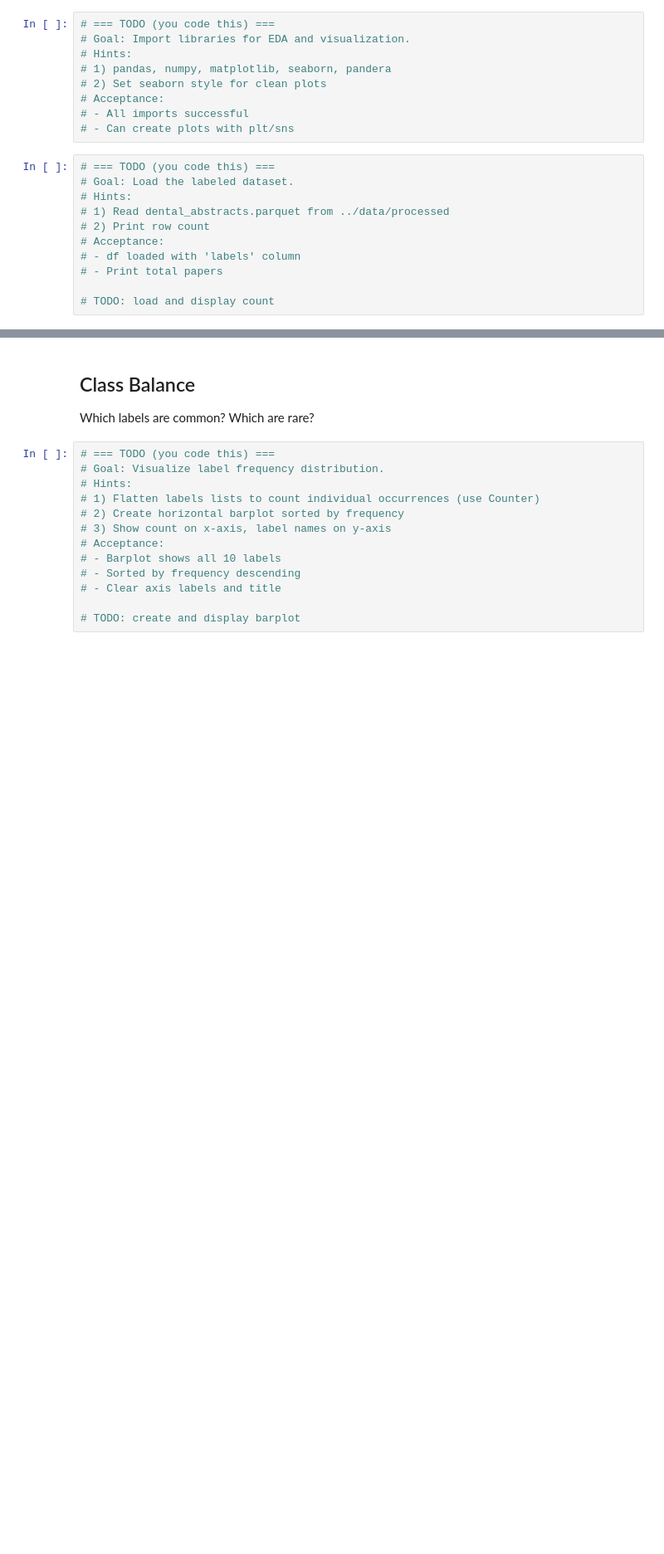
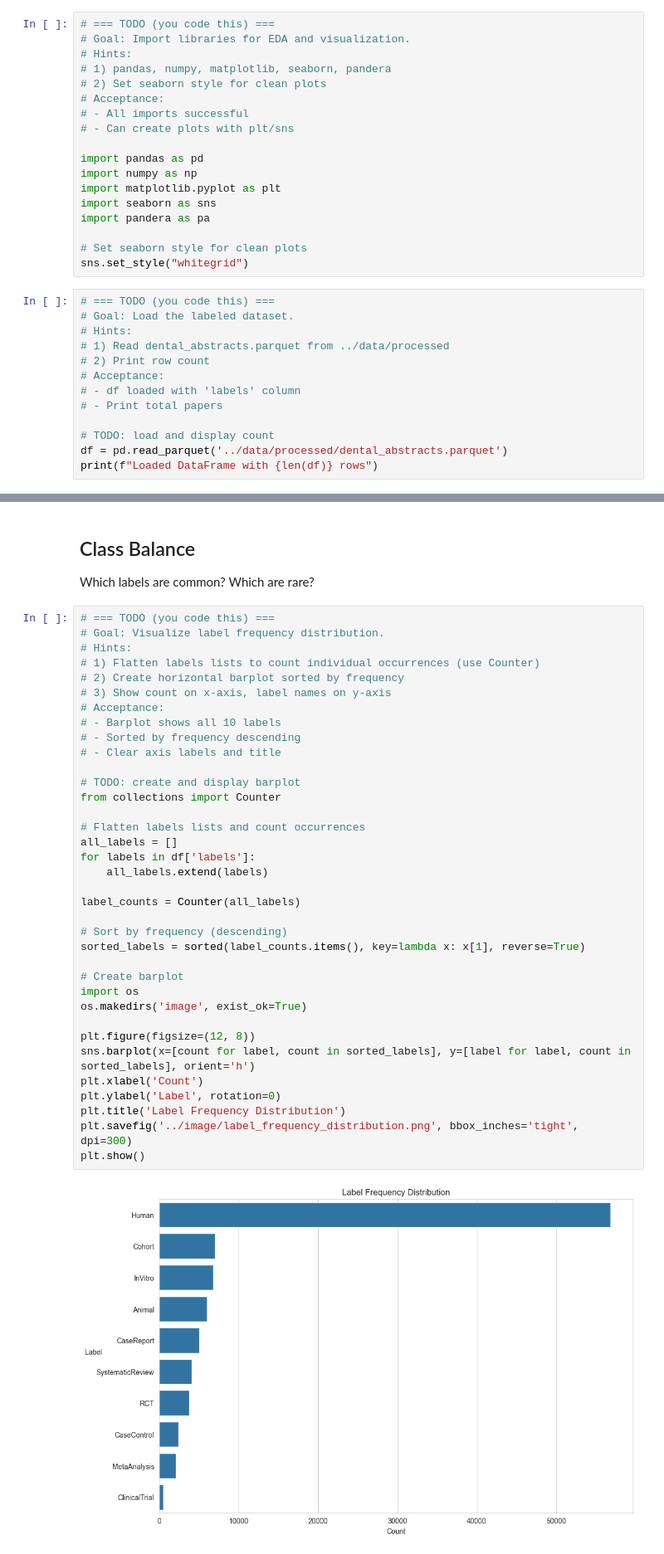
Before and after one commit to Tuminha/Dental-Evidence-Triage-A-Multi-label-Study-Design-Classifier-for-PubMed-Dental-Abstracts, a Jupyter notebook: notebooks/03_eda_and_splits.ipynb, the cells around one changed output, grey strips where cells are left out. Shown at 83% size. Cells and saved outputs as stored; diff of their text form; blank space fills up the shorter version.

```diff
--- a/notebooks/03_eda_and_splits.ipynb
+++ b/notebooks/03_eda_and_splits.ipynb
@@ -24,6 +24,15 @@ Without EDA, you're training blind.
 # Acceptance:
 # - All imports successful
 # - Can create plots with plt/sns
+
+import pandas as pd
+import numpy as np
+import matplotlib.pyplot as plt
+import seaborn as sns
+import pandera as pa
+
+# Set seaborn style for clean plots
+sns.set_style("whitegrid")
 # %%
 # === TODO (you code this) ===
 # Goal: Load the labeled dataset.
@@ -35,3 +44,5 @@ Without EDA, you're training blind.
 # - Print total papers
 
 # TODO: load and display count
+df = pd.read_parquet('../data/processed/dental_abstracts.parquet')
+print(f"Loaded DataFrame with {len(df)} rows")
@@ -57,16 +99,41 @@ Which labels are common? Which are rare?
 # %%
 # === TODO (you code this) ===
 # Goal: Visualize label frequency distribution.
 # Hints:
 # 1) Flatten labels lists to count individual occurrences (use Counter)
 # 2) Create horizontal barplot sorted by frequency
 # 3) Show count on x-axis, label names on y-axis
 # Acceptance:
 # - Barplot shows all 10 labels
 # - Sorted by frequency descending
 # - Clear axis labels and title
 
 # TODO: create and display barplot
+from collections import Counter
+
+# Flatten labels lists and count occurrences
+all_labels = []
+for labels in df['labels']:
+    all_labels.extend(labels)
+
+label_counts = Counter(all_labels)
+
+# Sort by frequency (descending)
+sorted_labels = sorted(label_counts.items(), key=lambda x: x[1], reverse=True)
+
+# Create barplot
+import os
+os.makedirs('image', exist_ok=True)
+
+plt.figure(figsize=(12, 8))
+sns.barplot(x=[count for label, count in sorted_labels], y=[label for label, count in sorted_labels], orient='h')
+plt.xlabel('Count')
+plt.ylabel('Label', rotation=0)
+plt.title('Label Frequency Distribution')
+plt.savefig('../image/label_frequency_distribution.png', bbox_inches='tight', dpi=300)
+plt.show()
+# %% [output]
+[figure, added]
 # %% [markdown]
 ## Label Co-occurrence
 
```
Also changed, not shown: parts of 14 cells of this notebook, 3 other files.
